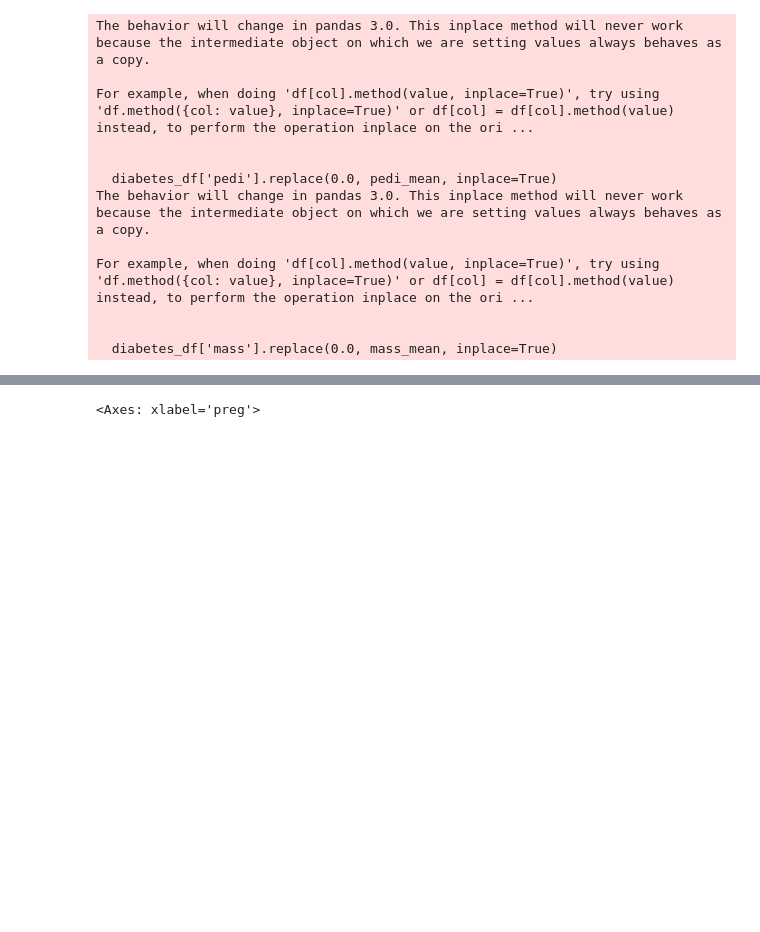
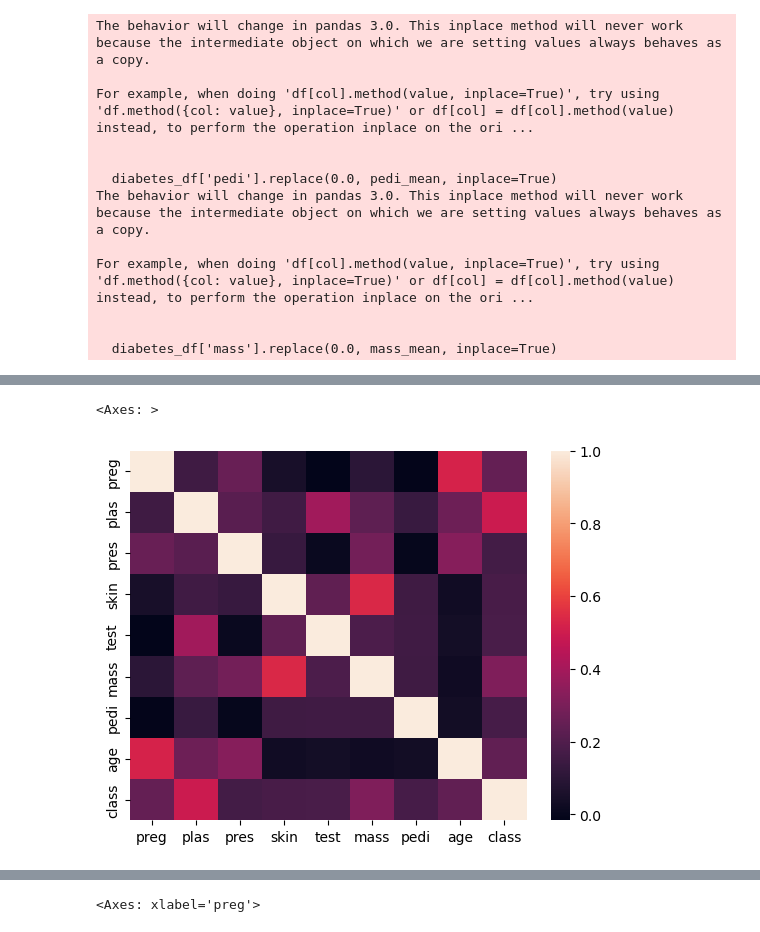
Before and after one commit to rahknov/CS103, a Jupyter notebook: Activity 2/data.ipynb, the cells around one changed output, grey strips where cells are left out. Drawn from its saved outputs; the diff is of its cells as text; code cells hidden in the pictures; blank space fills up the shorter version.

```diff
--- a/Activity 2/data.ipynb
+++ b/Activity 2/data.ipynb
@@ -155,0 +188,5 @@ diabetes_df.describe()
+# %%
+sns.heatmap(diabetes_df.corr())
+# %% [output]
+<Axes: >
+[figure, added]
```
Also changed, not shown: parts of 6 cells of this notebook, 1 other file.
